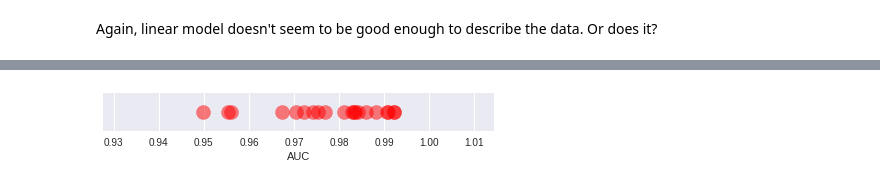
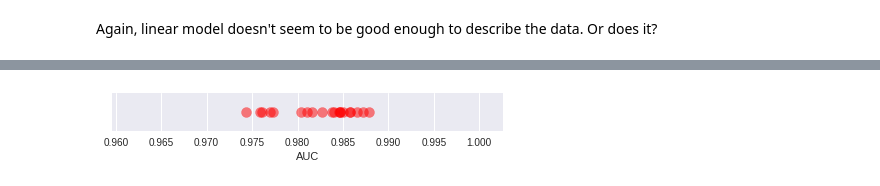
Before and after one commit to SiLiKhon/HEPStatsSeminar, a Jupyter notebook: seminar2/LinearModels_ToyData.ipynb, the cells around one changed output, grey strips where cells are left out. Cells and saved outputs as stored; diff of their text form; code cells hidden in the pictures.

```diff
--- a/seminar2/LinearModels_ToyData.ipynb
+++ b/seminar2/LinearModels_ToyData.ipynb
@@ -337,8 +337,8 @@ Good. Now, we'll try a more complicated topology: concentric rings.
 # %%
 from sklearn import datasets
 # %%
-X, y = datasets.make_circles(n_samples=1024, shuffle=True, noise=0.2, factor=0.4)
+X, y = datasets.make_circles(n_samples=10000, shuffle=True, noise=0.2, factor=0.4)
 plt.figure(figsize=(7, 7))
-plt.scatter(*X[y==0].T);
-plt.scatter(*X[y==1].T);
+plt.scatter(*X[y==0].T, s=10);
+plt.scatter(*X[y==1].T, s=10);
 # %% [output]
@@ -382,17 +382,25 @@ plt.scatter(*X[y==1].T);
 # %%
-def single_eval(x_train, y_train, x_test, y_test, features):
+def single_eval(x_train, y_train, x_test, y_test, features, plot=False):
   model = linear_model.LogisticRegression()
   model.fit(features(x_train), y_train)
-  return metrics.roc_auc_score(y_test, model.predict_proba(features(x_test))[:,1])
+  preds_test = model.predict_proba(features(x_test))[:,1]
+  if plot:
+    fpr, tpr, _ = metrics.roc_curve(y_test, preds_test)
+    plt.plot(fpr, tpr)
+  return metrics.roc_auc_score(y_test, preds_test)
 
-def test_model(features, n_splits=30):
+def test_model(features, n_splits=30, plot=False):
   kf = model_selection.KFold(n_splits=n_splits, shuffle=True, random_state=1234)
   aucs = []
   for i_train, i_test in kf.split(X):
-    aucs.append(single_eval(X[i_train], y[i_train], X[i_test], y[i_test], features))
+    aucs.append(single_eval(X[i_train], y[i_train], X[i_test], y[i_test], features, plot=plot))
   return np.array(aucs)
 # %%
 N = 20
-aucs = test_model(features, n_splits=N)
-print("AUC = {:.3f} +\- {:.3f}".format(aucs.mean(), aucs.std() / N**0.5))
+aucs = test_model(features, n_splits=N, plot=True)
+print("AUC = {:.4f} +\- {:.4f}".format(aucs.mean(), aucs.std() / N**0.5))
+plt.xlim(0, 0.4)
+plt.ylim(0.6, 1)
+plt.xlabel('fpr')
+plt.ylabel('tpr')
 # %% [output]
@@ -400,7 +410,7 @@ AUC = 0.978 +\- 0.003
 # %%
 plt.figure(figsize=(7, 0.7))
-plt.scatter(aucs, [0] * len(aucs), s=200, alpha=0.5, c='r');
+plt.scatter(aucs, [0] * len(aucs), s=100, alpha=0.5, c='r');
 plt.yticks([]);
 plt.xlabel("AUC");
 # %% [output]
-[figure, old version]
+[figure, new version]
```
Also changed, not shown: parts of 4 cells of this notebook.
